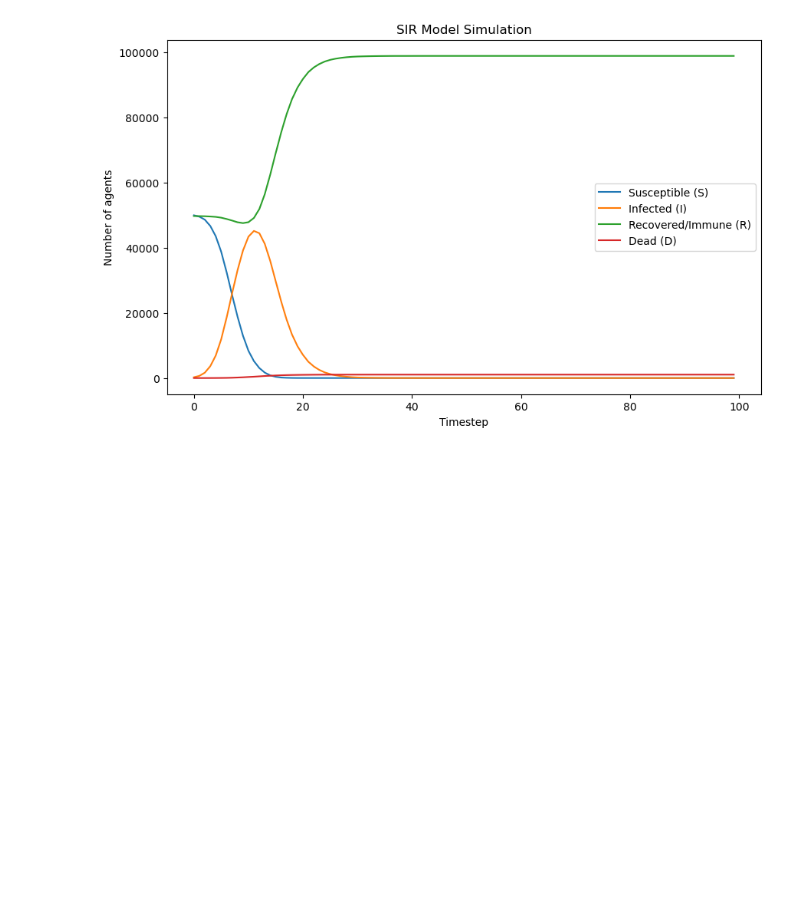
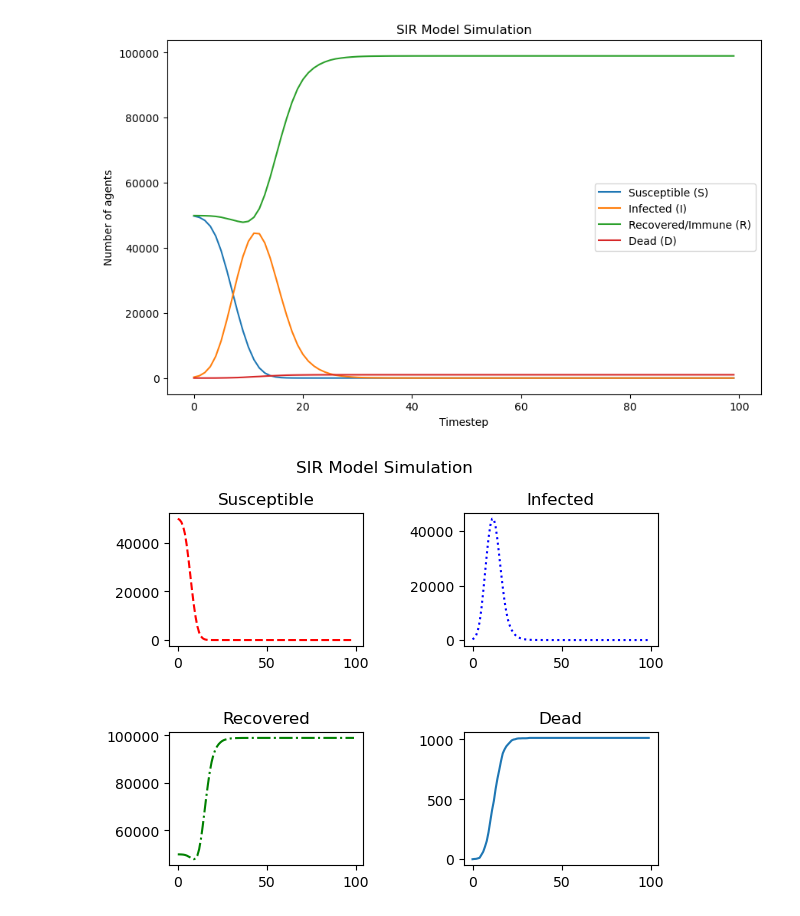
Before and after one commit to tovebrunell/ABM, a Jupyter notebook: Plotta_data.ipynb, the cells around one changed output. Drawn from its saved outputs; the diff is of its cells as text; code cells hidden in the pictures; blank space fills up the shorter version.

Commit message:
Subplots

```diff
--- a/Plotta_data.ipynb
+++ b/Plotta_data.ipynb
@@ -55,6 +55,21 @@ plt.legend()
 plt.show()
 # %% [output]
 [figure]
+# %%
+fig, axs = plt.subplots(2, 2)
+axs[0, 0].plot(S_history,'r--', label = "Susceptible")
+axs[0, 0].set_title('Susceptible')
+axs[0, 1].plot(I_history,'b:', label = "Infected")
+axs[0, 1].set_title('Infected')
+axs[1, 0].plot(R_history,'g-.', label = "Recovered")
+axs[1, 0].set_title('Recovered')
+axs[1, 1].plot(D_history, label = "Dead")
+axs[1, 1].set_title('Dead')
+plt.tight_layout(pad = 3.0)
+fig.suptitle("SIR Model Simulation")
+plt.show()
+# %% [output]
+[figure, added]
 # %%
 # Skapa dictionary: infector -> antal sekundära infektioner(hur många agenter som den personen har smittat)
 secondary = {}
```
Also changed, not shown: parts of 3 cells of this notebook, 2 other files.
